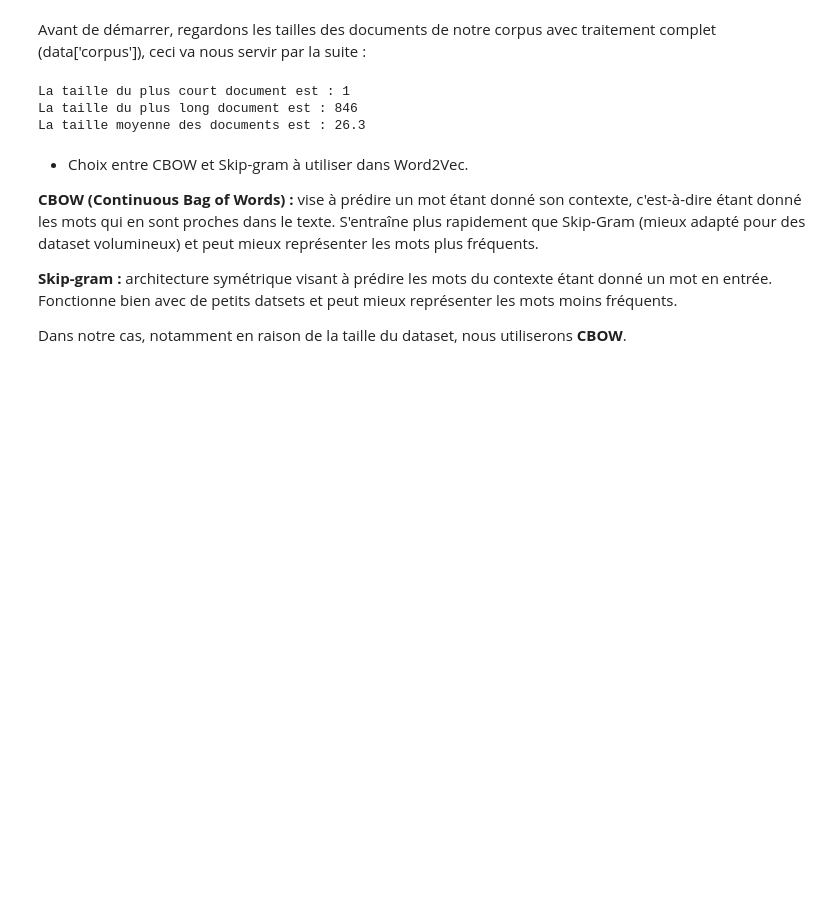
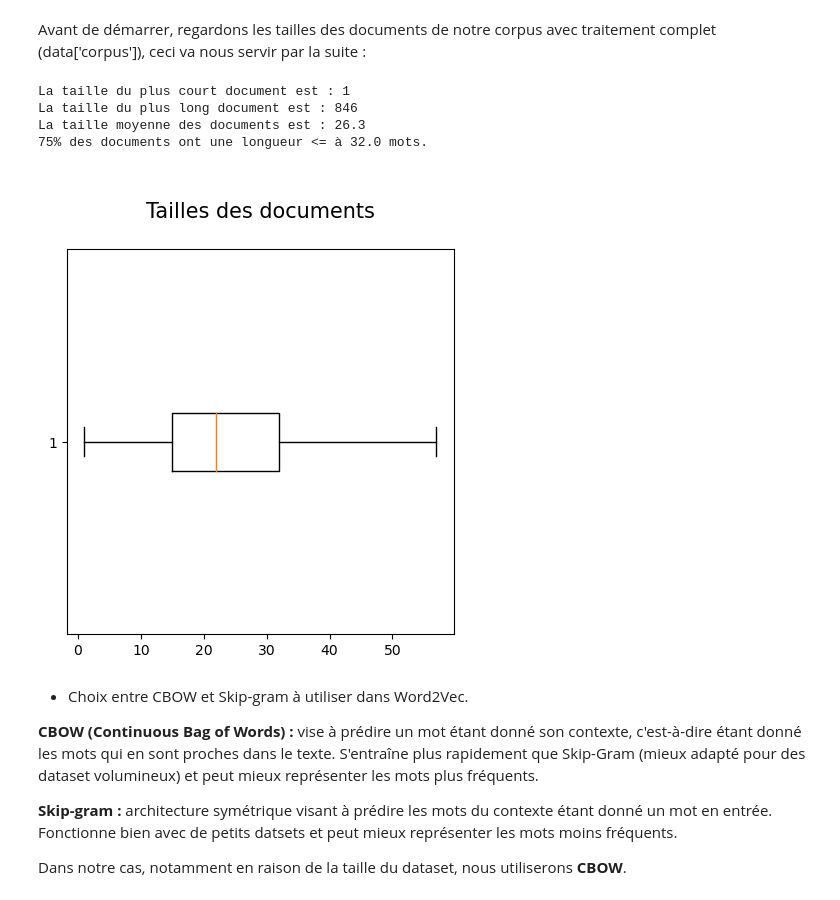
Before and after one commit to BiGHeaDMaX/Suggestion-automatique-de-mots-cles, a Jupyter notebook: 04 - Approche supervisée.ipynb, the cells around one changed output. Cells and saved outputs as stored; diff of their text form; code cells hidden in the pictures; blank space fills up the shorter version.

```diff
--- a/04 - Approche supervisée.ipynb
+++ b/04 - Approche supervisée.ipynb
@@ -195,10 +218,22 @@ average_length = sum(len(document) for document in data['corpus']) / len(data['c
 
 # Afficher la taille moyenne
 print(f"La taille moyenne des documents est : {average_length:.1f}")
+
+# Afficher Q3 (75e percentile)
+q3_length = np.percentile([len(document) for document in data['corpus']], 75)
+print(f"75% des documents ont une longueur <= à {q3_length} mots.")
 # %% [output]
 La taille du plus court document est : 1
 La taille du plus long document est : 846
 La taille moyenne des documents est : 26.3
+75% des documents ont une longueur <= à 32.0 mots.
+# %%
+plt.figure(figsize=(5, 5))
+plt.boxplot([len(document) for document in data['corpus']], vert=False, showfliers=False)
+plt.title(f"\nTailles des documents\n", fontsize=15)
+plt.show()
+# %% [output]
+[figure, added]
 # %% [markdown]
 - Choix entre CBOW et Skip-gram à utiliser dans Word2Vec.
 
```
Also changed, not shown: parts of 27 cells of this notebook.
